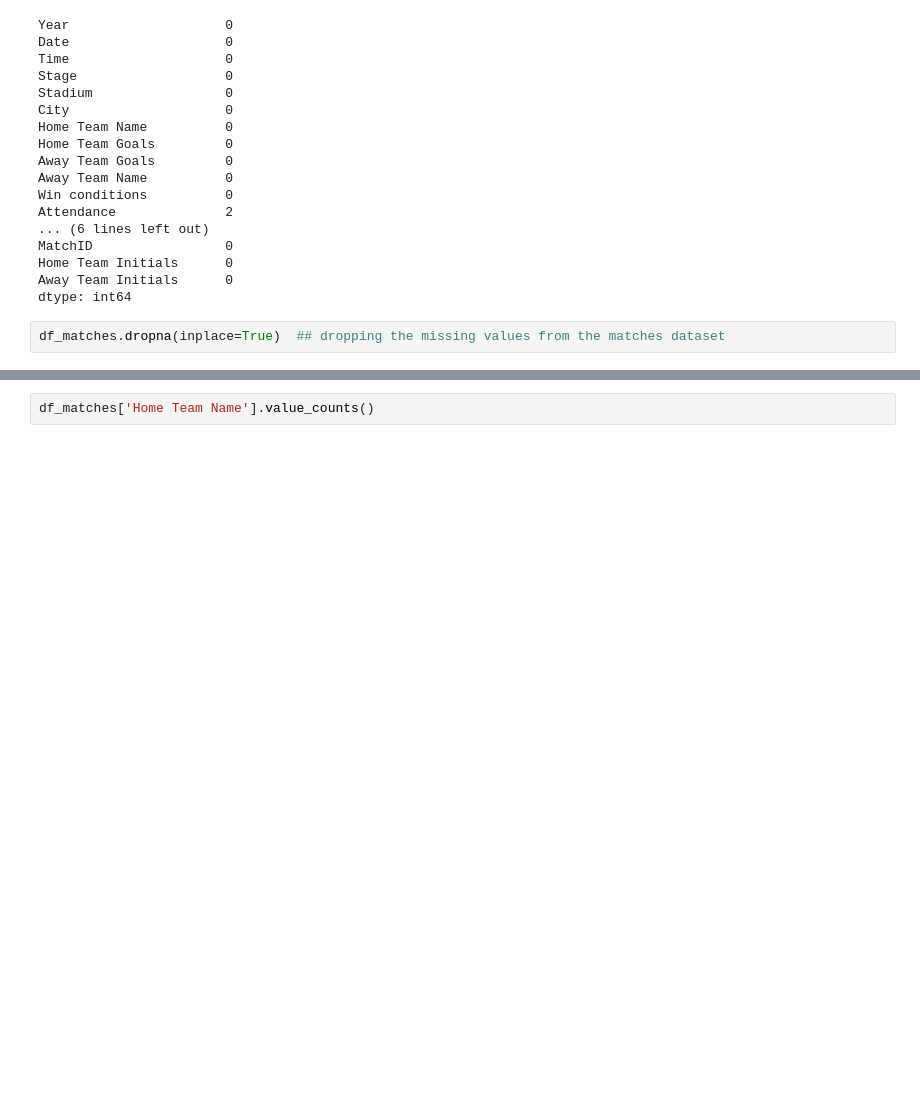
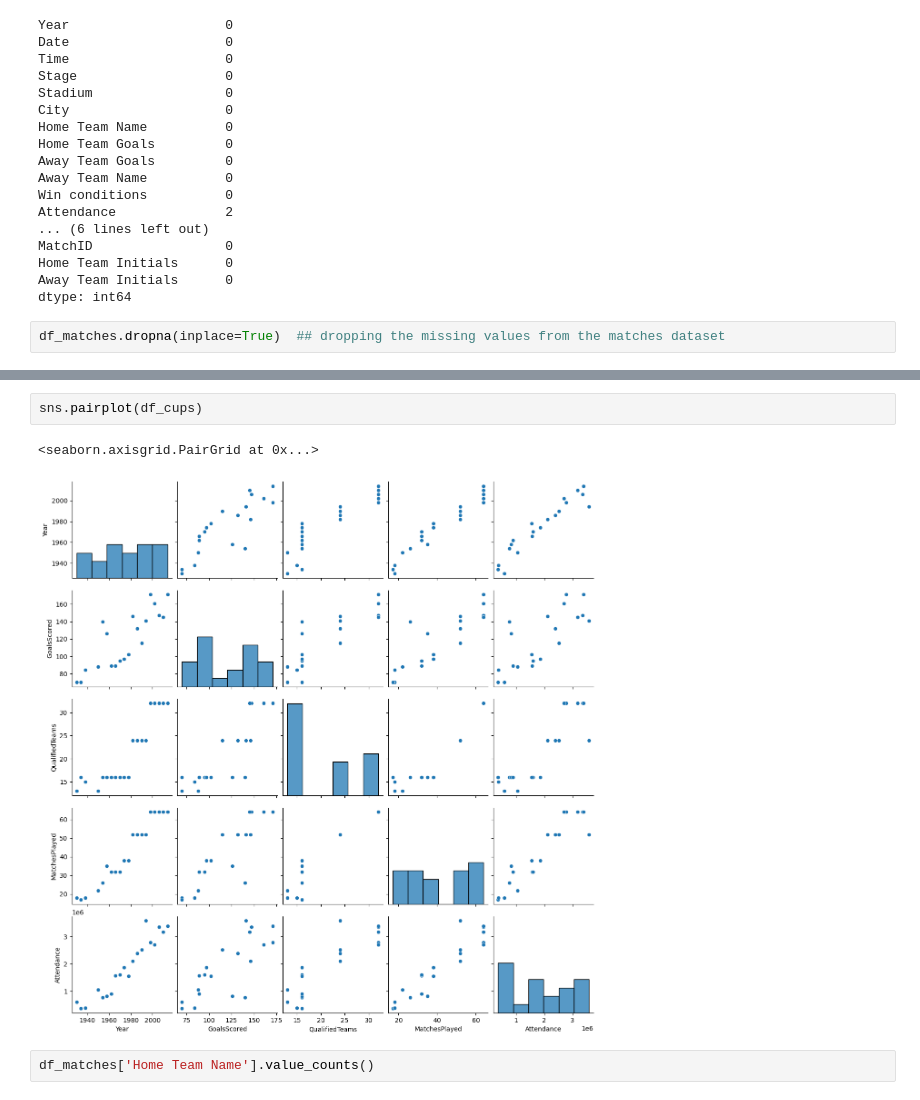
Before and after one commit to Adroit10/FIFA-World-Cup-Analysis, a Jupyter notebook: EDA.ipynb, the cells around one changed output, grey strips where cells are left out. Saved outputs shown, nothing was run; the diff lists cells and outputs as text; blank space fills up the shorter version.

```diff
--- a/EDA.ipynb
+++ b/EDA.ipynb
@@ -133,3 +162,8 @@ df_matches.dropna(inplace=True)  ## dropping the missing values from the matches
+# %%
+sns.pairplot(df_cups)
+# %% [output]
+<seaborn.axisgrid.PairGrid at 0x...>
+[figure, added]
 # %%
 df_matches['Home Team Name'].value_counts()
 # %% [output]
```
Also changed, not shown: parts of 13 cells of this notebook.
